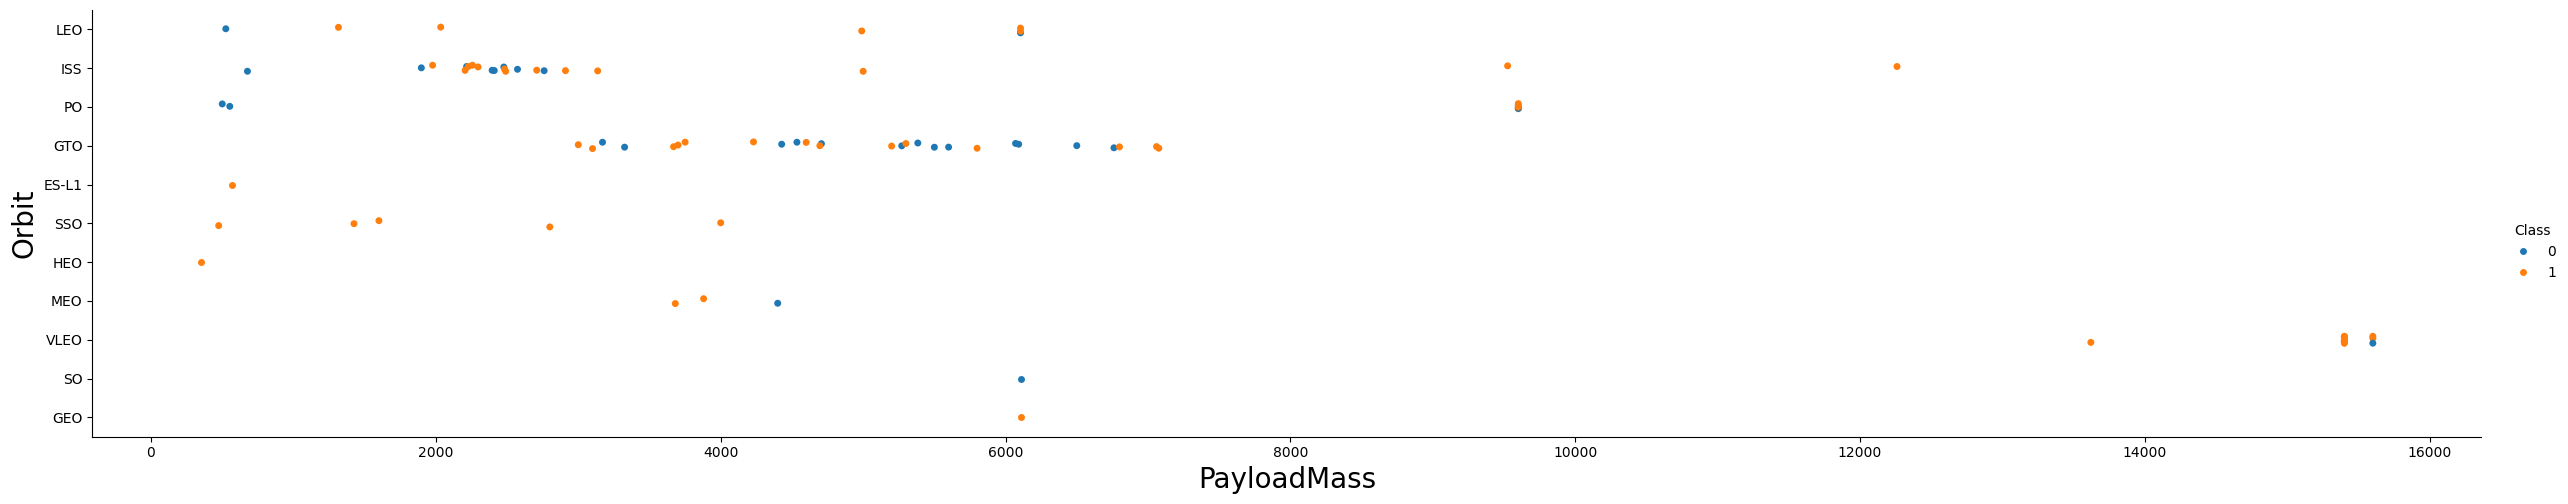
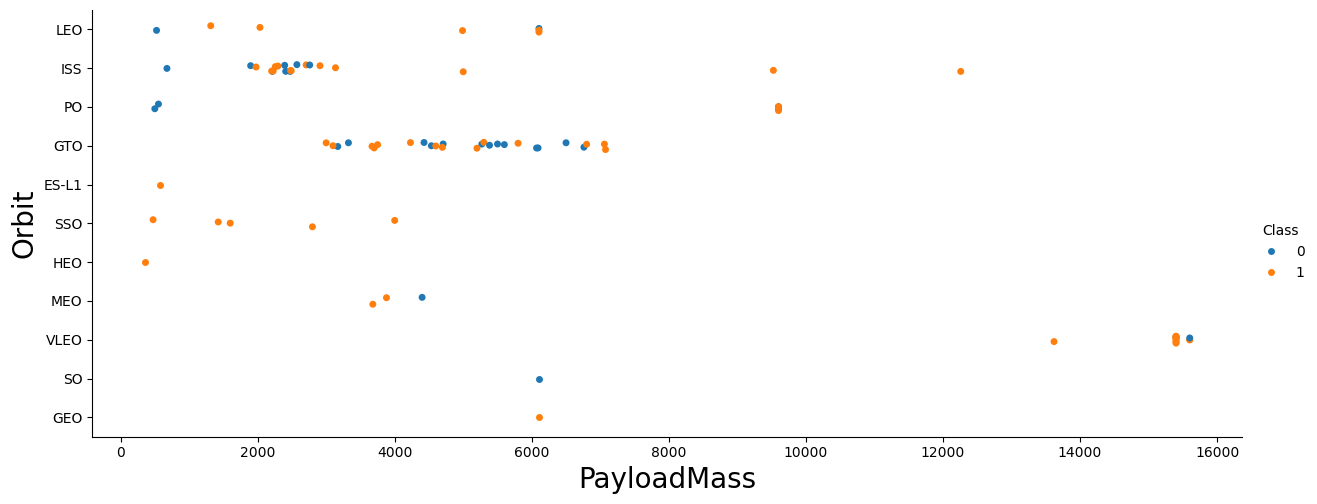
Code edit (unified diff) that turned the first committed figure into the second:
--- before
+++ after
@@ -1,5 +1,5 @@
 # Plot a scatter point chart with x axis to be Payload Mass and y axis to be the Orbit, and hue to be the class value
 # Plot a scatter point chart with x axis to be FlightNumber and y axis to be the Orbit, and hue to be the class value
-sns.catplot(y="Orbit", x="PayloadMass", hue="Class", data=df, aspect = 5)
+sns.catplot(y="Orbit", x="PayloadMass", hue="Class", data=df, aspect = 2.5)
 plt.xlabel("PayloadMass",fontsize=20)
 plt.ylabel("Orbit",fontsize=20)

Commit: Update jupyter-labs-eda-dataviz_s.ipynb